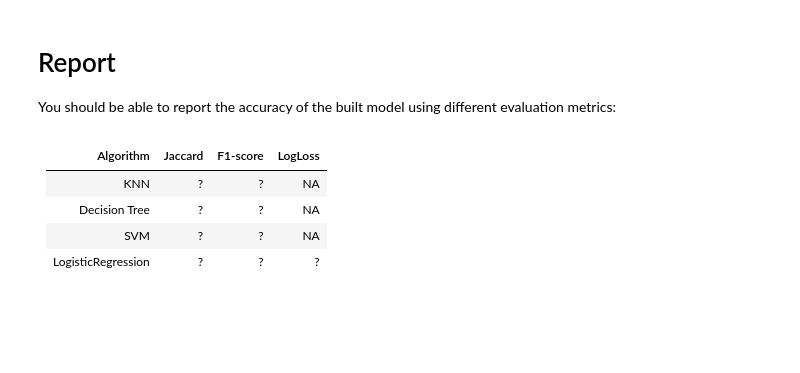
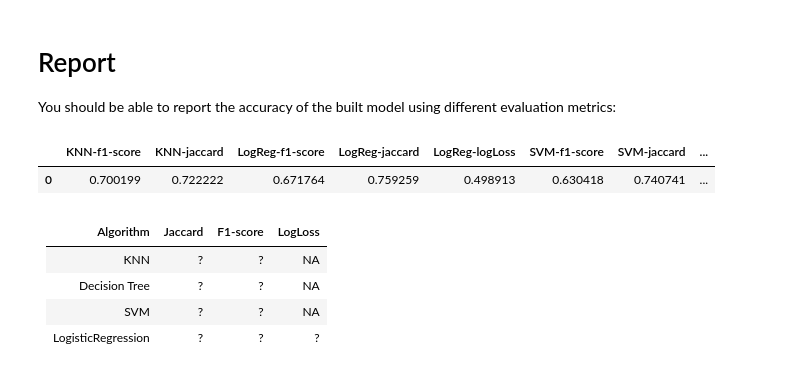
Before and after one commit to Wikus59/coursera_Machine_Learning_with_Python, a Jupyter notebook: Final Assignment - Wikus van Deventer.ipynb, the cells around one changed output. Saved outputs shown, nothing was run; the diff lists cells and outputs as text; code cells hidden in the pictures; blank space fills up the shorter version.

```diff
--- a/Final Assignment - Wikus van Deventer.ipynb
+++ b/Final Assignment - Wikus van Deventer.ipynb
@@ -469,7 +476,7 @@ test_Feature = pd.concat([test_Feature,pd.get_dummies(test_df['education'])], ax
 test_Feature.drop(['Master or Above'], axis = 1,inplace=True)
 # %%
 test_X = test_Feature
-test_X= preprocessing.StandardScaler().fit_transform(X_test)
+test_X = preprocessing.StandardScaler().fit_transform(test_X)
 
 test_X[0:5]
 # %% [output]
@@ -523,8 +530,8 @@ testScores
 Support Vector Machine
 # %%
 svm_pred=clf_svm.predict(test_X)
-#testScores['SVM-jaccard']=jaccard_similarity_score(test_y, svm_pred)
-#testScores['SVM-f1-score']=f1_score(test_y, svm_pred, average='weighted')
+testScores['SVM-jaccard']=jaccard_similarity_score(test_y, svm_pred)
+testScores['SVM-f1-score']=f1_score(test_y, svm_pred, average='weighted')
 # %%
 testScores
 # %% [output]
@@ -557,6 +564,15 @@ testScores
 # %% [markdown]
 # Report
 You should be able to report the accuracy of the built model using different evaluation metrics:
+# %%
+import pandas as pd
+
+df = pd.DataFrame(testScores, index=[0])
+
+df
+# %% [output]
+|  | KNN-f1-score | KNN-jaccard | LogReg-f1-score | LogReg-jaccard | LogReg-logLoss | SVM-f1-score | SVM-jaccard | ... |
+| 0 | 0.700199 | 0.722222 | 0.671764 | 0.759259 | 0.498913 | 0.630418 | 0.740741 | ... |
 # %% [markdown]
 | Algorithm          | Jaccard | F1-score | LogLoss |
 |--------------------|---------|----------|---------|
```
Also changed, not shown: parts of 5 cells of this notebook.
